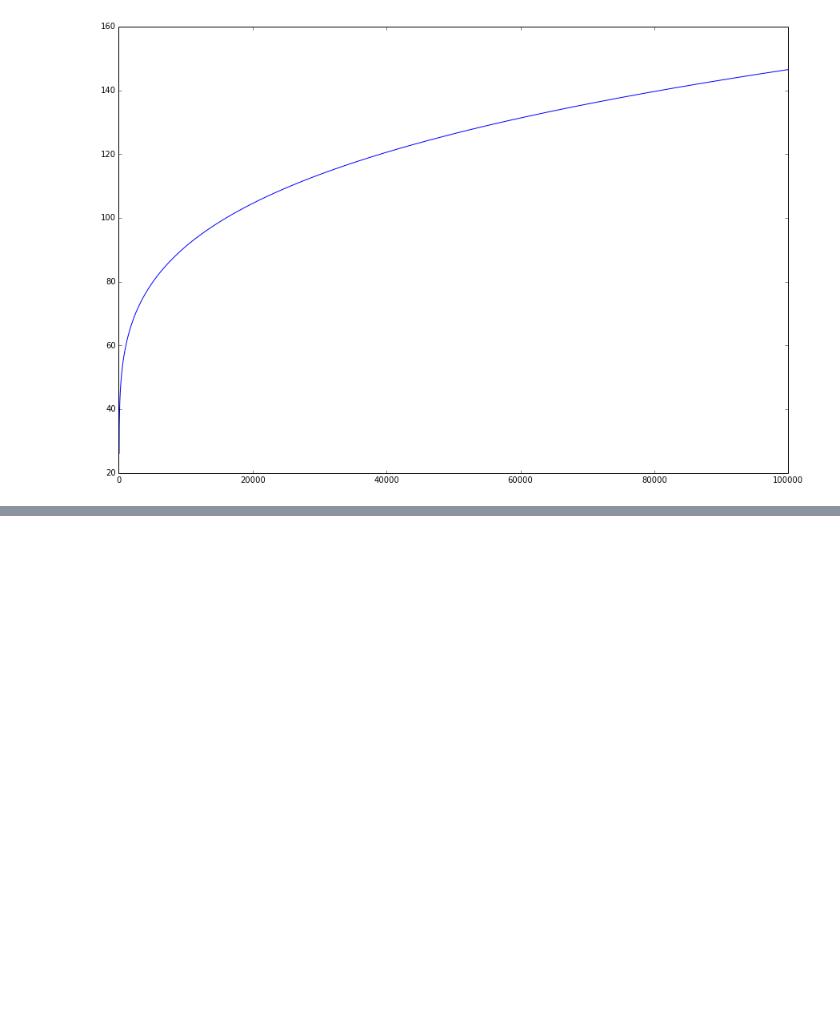
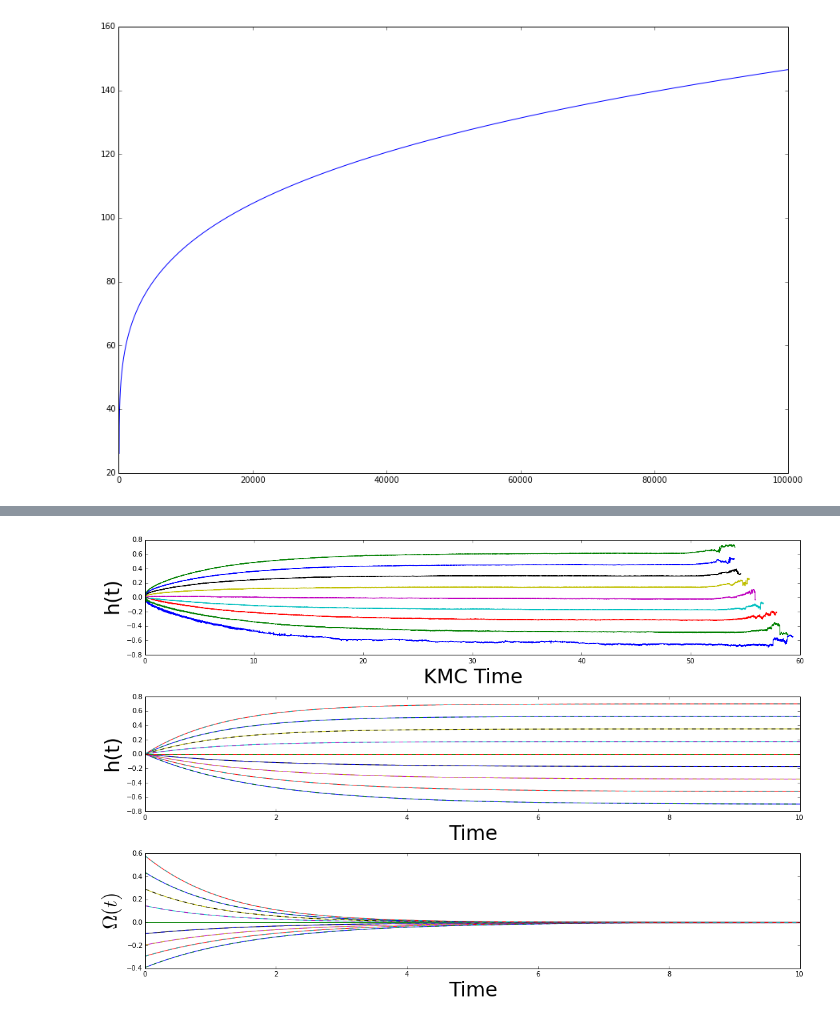
Before and after one commit to jorgehog/notebookCollection, a Jupyter notebook: GrowthEquations.ipynb, the cells around one changed output, grey strips where cells are left out. Drawn from its saved outputs; the diff is of its cells as text; code cells hidden in the pictures; blank space fills up the shorter version.

```diff
--- a/GrowthEquations.ipynb
+++ b/GrowthEquations.ipynb
@@ -377,0 +435,68 @@ plot(time2, hf)
+# %%
+from scipy.special import lambertw
+
+def omegasolution(k, a_val, b_val, c1_val, time):
+    g = -a_val**2*time/b_val
+    u = c1_val*exp(g)
+    wu = lambertw(u)
+
+    return (a_val/k)*(1+ 1./u*0)/(1. + 1./wu)
+# %%
+f, axes = subplots(3, 1)
+for j, o0 in enumerate(kmc_input_supersaturations):
+
+    l = kmc_lengths[j]
+
+    k = get_k(T, o0)
+    K_val = K(k, h0, c0_val, o0)
+    c_val = c(k, K_val, o0, h0)
+
+    h = 0
+    all_h = [h]
+    all_h_analytic = []
+
+    all_v = []
+    all_v_analytic = []
+
+    time = [0]
+
+    c1_val = c1(c_val, K_val, h0)
+
+    for i in range(N):
+
+        v = speed(c_val, K_val, h0, h)
+
+        all_v.append(v)
+        all_v_analytic.append(k*omegasolution(k, c_val, K_val, c1_val, i*dt))
+
+        h += v*dt
+
+        all_h.append(h)
+        time.append(time[-1] + dt)
+
+        all_h_analytic.append(solution(h0, c1_val, c_val, K_val, i*dt))
+
+    all_h_analytic.append(solution(h0, c1_val, c_val, K_val, N*dt))
+    all_v.append(speed(c_val, K_val, h0, h))
+    all_v_analytic.append(k*omegasolution(k, c_val, K_val, c1_val, N*dt))
+
+    l = kmc_lengths[j]
+    axes[0].plot(kmc_times[j, :l]/(1+o0), kmc_heights[j, :l])
+    axes[0].set_xlabel("KMC Time", fontsize=30)
+    axes[0].set_ylabel(r"h(t)", fontsize=30)
+
+    axes[1].plot(time, all_h, "-", label="numerical")
+    axes[1].plot(time, all_h_analytic, "--", label="analytical")
+    axes[1].set_xlabel("Time", fontsize=30)
+    axes[1].set_ylabel(r"h(t)", fontsize=30)
+
+    axes[2].plot(time, all_v, "-")
+    axes[2].plot(time, all_v_analytic, "--")
+    axes[2].set_xlabel("Time", fontsize=30)
+    axes[2].set_ylabel(r"$\Omega(t)$", fontsize=30)
+
+
+tight_layout()
+show()
+# %% [output]
+[figure, added]
```
Also changed, not shown: parts of 11 cells of this notebook.
